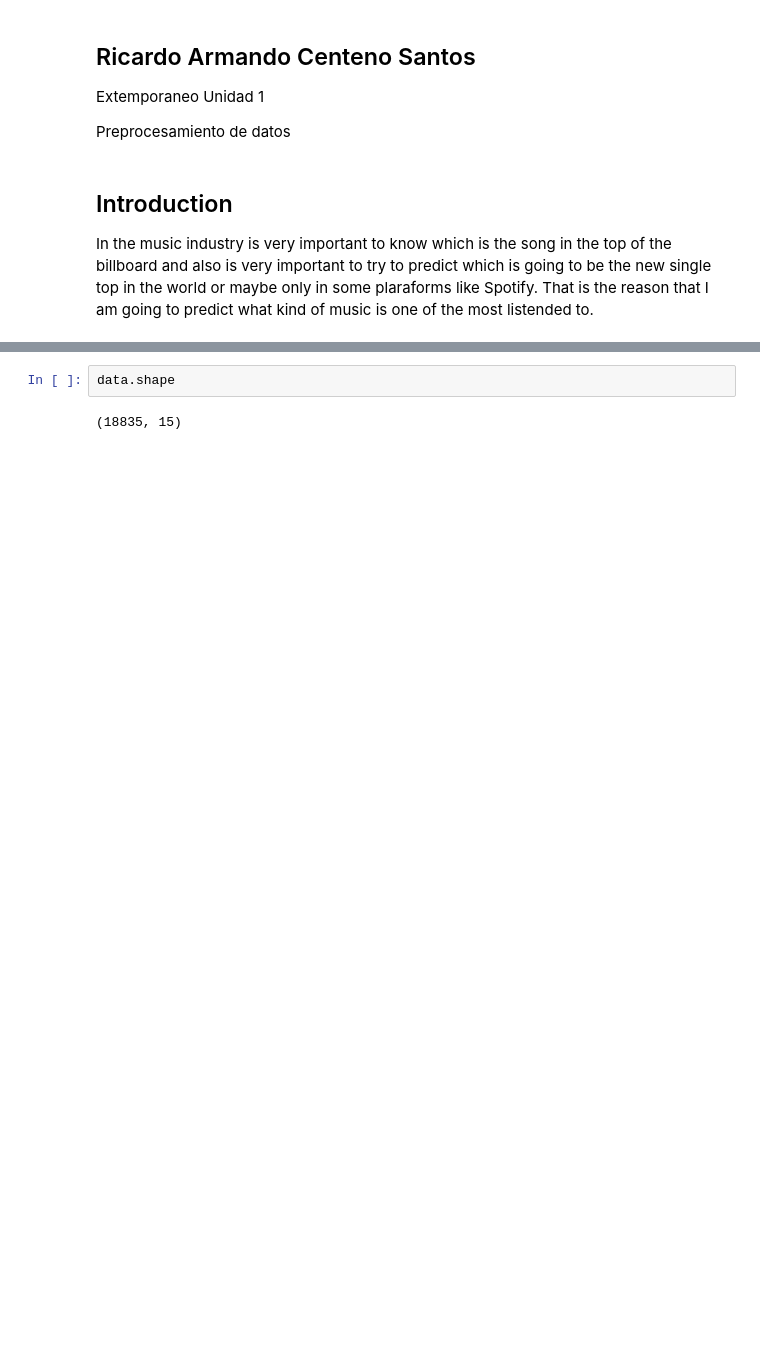
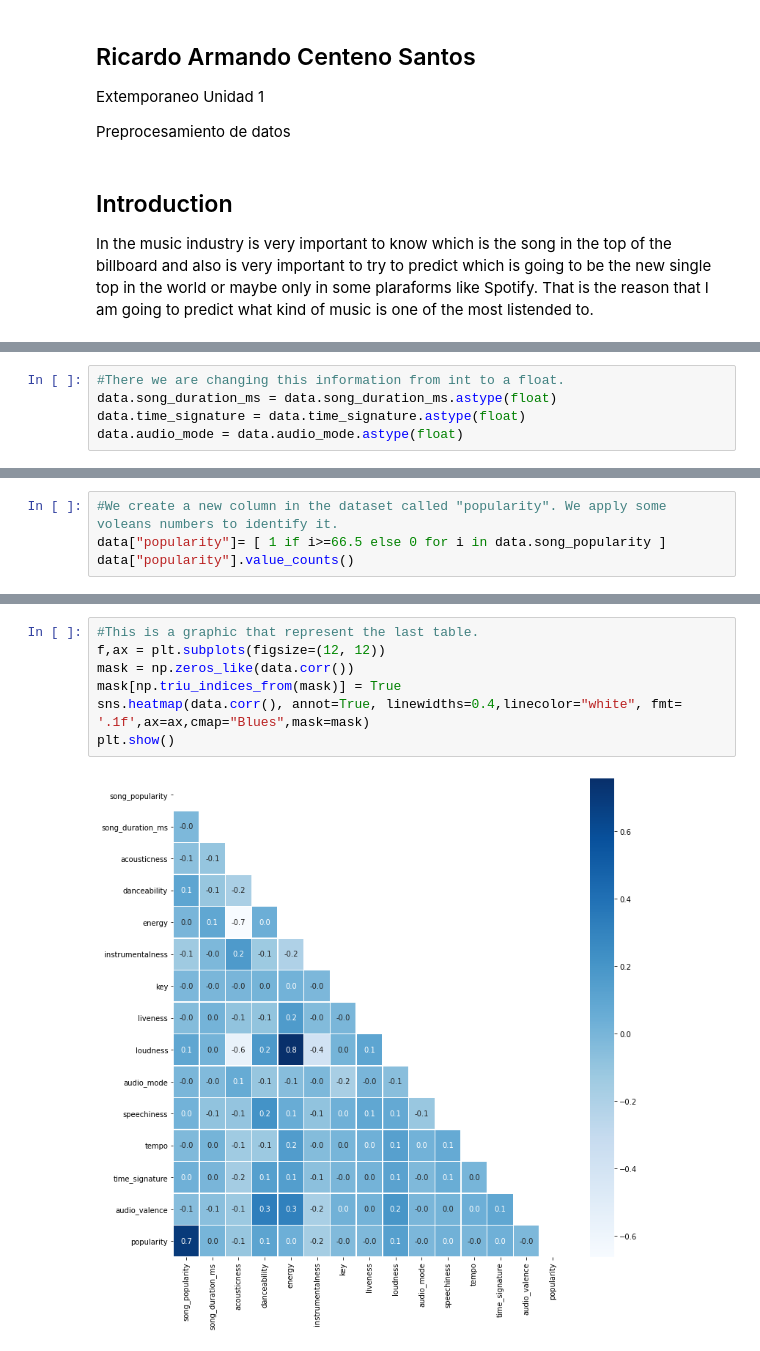
Before and after one commit to ricardocenteno18/mayraextempo-, a Jupyter notebook: ExtempoRicardoCenteno.ipynb, the cells around one changed output, grey strips where cells are left out. Cells and saved outputs as stored; diff of their text form; blank space fills up the shorter version.

```diff
--- a/ExtempoRicardoCenteno.ipynb
+++ b/ExtempoRicardoCenteno.ipynb
@@ -29,3 +108,8 @@ data.head()
+# %%
+#There we are changing this information from int to a float.
+data.song_duration_ms = data.song_duration_ms.astype(float)
+data.time_signature = data.time_signature.astype(float)
+data.audio_mode = data.audio_mode.astype(float)
 # %%
 data.describe()
 # %% [output]
@@ -38,3 +122,7 @@ data.describe()
 | 50% | 56.000000 | 2.113060e+05 | 0.132000 | 0.645000 | 0.674000 | 0.000011 | 5.000000 | ... |
 | 75% | 69.000000 | 2.428440e+05 | 0.424000 | 0.748000 | 0.815000 | 0.002570 | 8.000000 | ... |
 | max | 100.000000 | 1.799346e+06 | 0.996000 | 0.987000 | 0.999000 | 0.997000 | 11.000000 | ... |
+# %%
+#We create a new column in the dataset called "popularity". We apply some voleans numbers to identify it.
+data["popularity"]= [ 1 if i>=66.5 else 0 for i in data.song_popularity ]
+data["popularity"].value_counts()
@@ -61,4 +169,9 @@ memory usage: 2.2+ MB
-# %%
-data.shape
-# %% [output]
-(18835, 15)
+# %%
+#This is a graphic that represent the last table.
+f,ax = plt.subplots(figsize=(12, 12))
+mask = np.zeros_like(data.corr())
+mask[np.triu_indices_from(mask)] = True
+sns.heatmap(data.corr(), annot=True, linewidths=0.4,linecolor="white", fmt= '.1f',ax=ax,cmap="Blues",mask=mask)
+plt.show()
+# %% [output]
+[figure, added]
```
Also changed, not shown: parts of 37 cells of this notebook.
